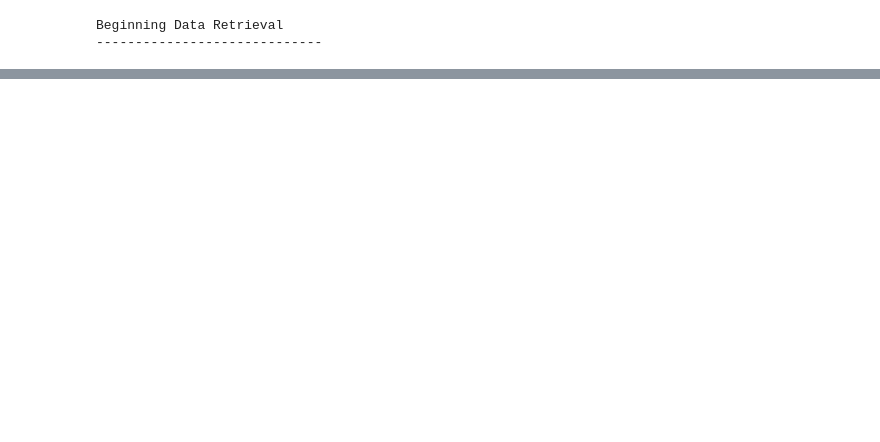
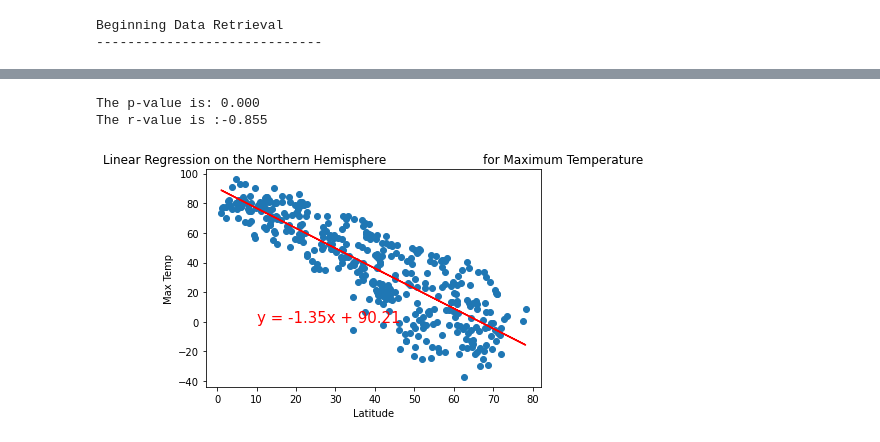
Before and after one commit to rajimuth/world_weather_analysis, a Jupyter notebook: WeatherPy.ipynb, the cells around one changed output, grey strips where cells are left out. Drawn from its saved outputs; the diff is of its cells as text; code cells hidden in the pictures; blank space fills up the shorter version.

```diff
--- a/WeatherPy.ipynb
+++ b/WeatherPy.ipynb
@@ -171,3 +171,6 @@ city_data_df.head(3)
+# %%
+northern_hemi_df = city_data_df.loc[(city_data_df["Lat"]>=0)]
+southern_hemi_df = city_data_df.loc[(city_data_df["Lat"]<0)]
 # %%
 # Extract relevant fields from the DataFrame for plotting.
 lats = city_data_df["Lat"]
@@ -227 +231,14 @@ def plot_linear_regression(x_values, y_values, title, y_label, text_coordinates)
     plt.show()
+# %%
+# Linear regression on the Northern Hemisphere LAT VS MAX TEMP
+x_values = northern_hemi_df["Lat"]
+y_values = northern_hemi_df["Max Temp"]
+# Call the function.
+plot_linear_regression(x_values, y_values,
+                       'Linear Regression on the Northern Hemisphere \
+                        for Maximum Temperature', 'Max Temp',(10,0))
+# plt.savefig("weather_data/northern_lat_vs_maxtemp.png")
+# %% [output]
+The p-value is: 0.000
+The r-value is :-0.855
+[figure, added]
```
Also changed, not shown: parts of 27 cells of this notebook, 2 other files.
